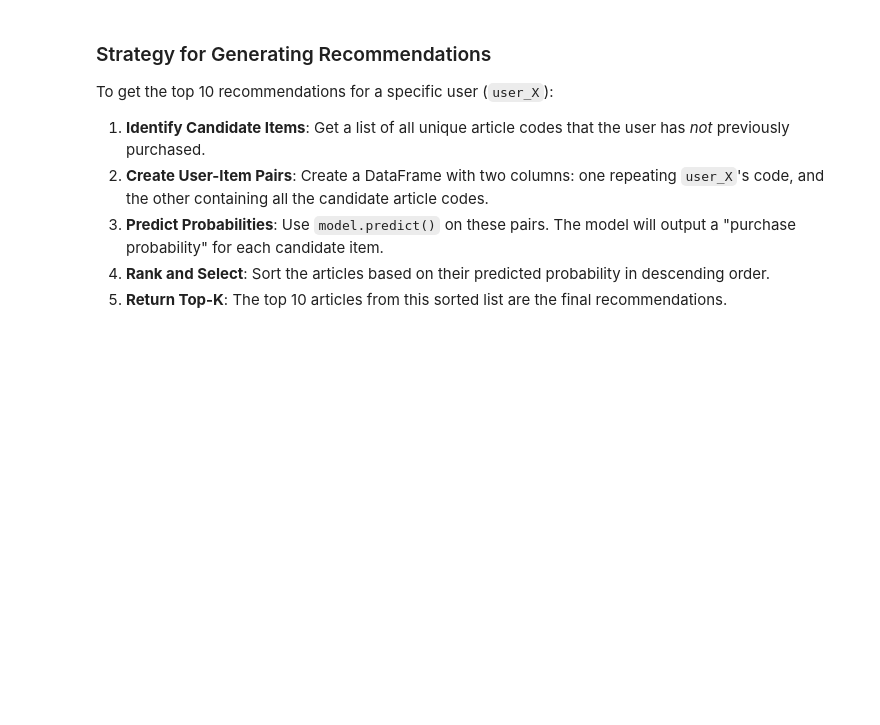
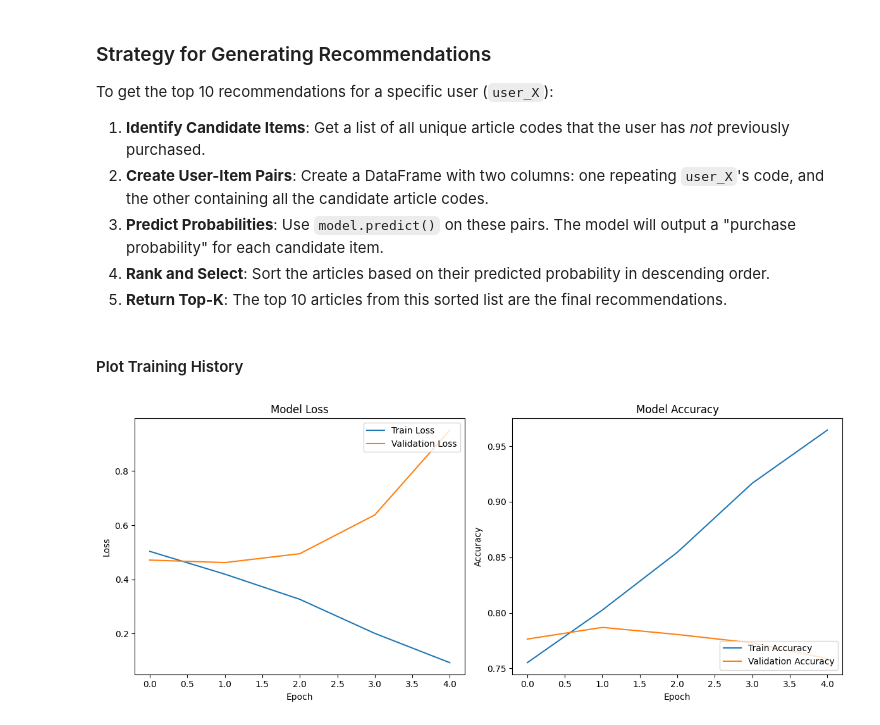
Before and after one commit to Damitan-dev/ai-fashion-recommender, a Jupyter notebook: notebooks/04-collaborative-filtering.ipynb, the cells around one changed output. Saved outputs shown, nothing was run; the diff lists cells and outputs as text; code cells hidden in the pictures; blank space fills up the shorter version.

Commit message:
feat(analysis): Add training history plots and embedding visualizations

```diff
--- a/notebooks/04-collaborative-filtering.ipynb
+++ b/notebooks/04-collaborative-filtering.ipynb
@@ -173,3 +186,32 @@ To get the top 10 recommendations for a specific user (`user_X`):
 3.  **Predict Probabilities**: Use `model.predict()` on these pairs. The model will output a "purchase probability" for each candidate item.
 4.  **Rank and Select**: Sort the articles based on their predicted probability in descending order.
 5.  **Return Top-K**: The top 10 articles from this sorted list are the final recommendations.
+# %% [markdown]
+#### Plot Training History
+# %%
+import matplotlib.pyplot as plt
+
+# plot training & validation loss values
+plt.figure(figsize=(12,5)) #creates the width and size of how the whole plot would be
+plt.subplot(1,2,1) #the first 1 is the n_row,2 is n_column and last 1 is the position which is left side
+plt.plot(history.history['loss'], label='Train Loss') #when we use fit() it returns and history object which is stored in an history variable so to access it,we do history.history[]
+plt.plot(history.history['val_loss'],label='Validation Loss')
+plt.title('Model Loss')
+plt.ylabel('Loss')
+plt.xlabel('Epoch')
+plt.legend(loc='upper right') #shows what each colour line on the graph shows using the label we did above
+
+
+#Plot training & validation accuracy values
+plt.subplot(1,2,2)
+plt.plot(history.history['accuracy'], label='Train Accuracy')
+plt.plot(history.history['val_accuracy'], label='Validation Accuracy')
+plt.title('Model Accuracy')
+plt.ylabel('Accuracy')
+plt.xlabel('Epoch')
+plt.legend(loc='lower right')
+
+plt.tight_layout() # To create enough space for each plot and prevent overlapping
+plt.show()#normal py file won't show the plot without this
+# %% [output]
+[figure, added]
```
Also changed, not shown: parts of 6 cells of this notebook.
